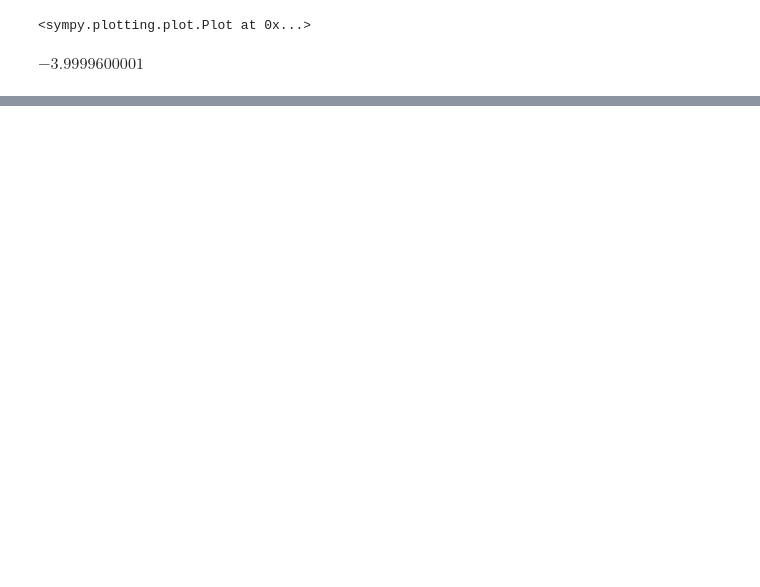
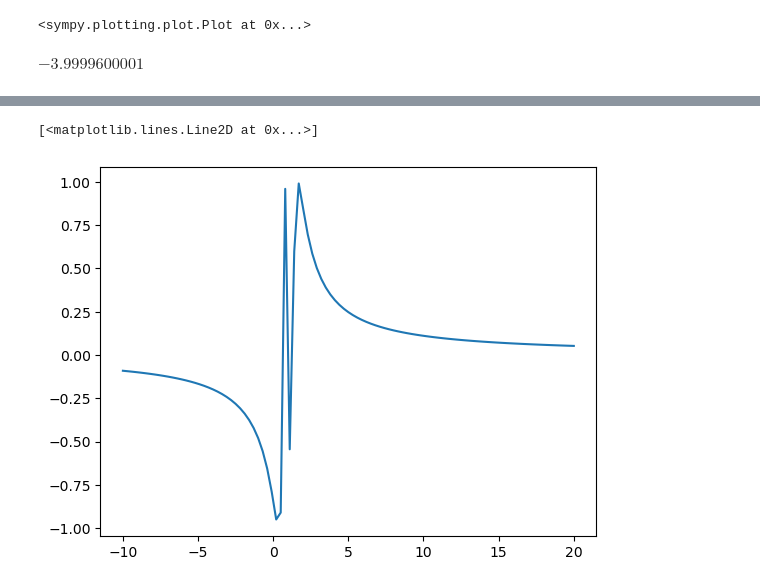
Before and after one commit to Alamgir55/calculus-1-Python-derivatives-applications, a Jupyter notebook: functions/continuous-discontinuous-func.ipynb, the cells around one changed output, grey strips where cells are left out. Cells and saved outputs as stored; diff of their text form; code cells hidden in the pictures; blank space fills up the shorter version.

```diff
--- a/functions/continuous-discontinuous-func.ipynb
+++ b/functions/continuous-discontinuous-func.ipynb
@@ -49,0 +68,7 @@ plt.plot(xx,y,'o')
+# %%
+xx = np.linspace(-10,20,101)
+fx = np.sin(1/(xx-1))
+plt.plot(xx,fx)
+# %% [output]
+[<matplotlib.lines.Line2D at 0x...>]
+[figure, added]
```
Also changed, not shown: parts of 6 cells of this notebook.
